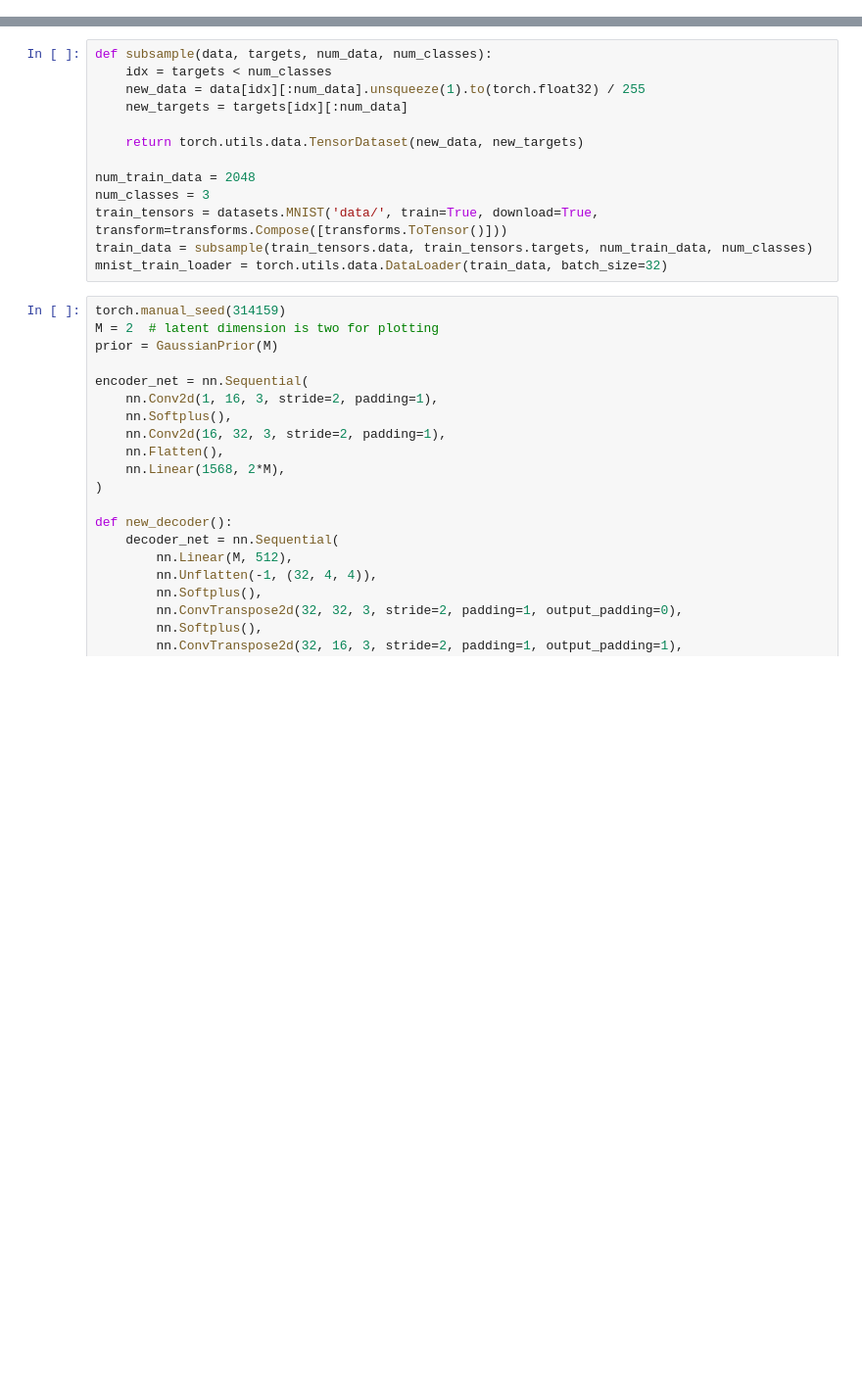
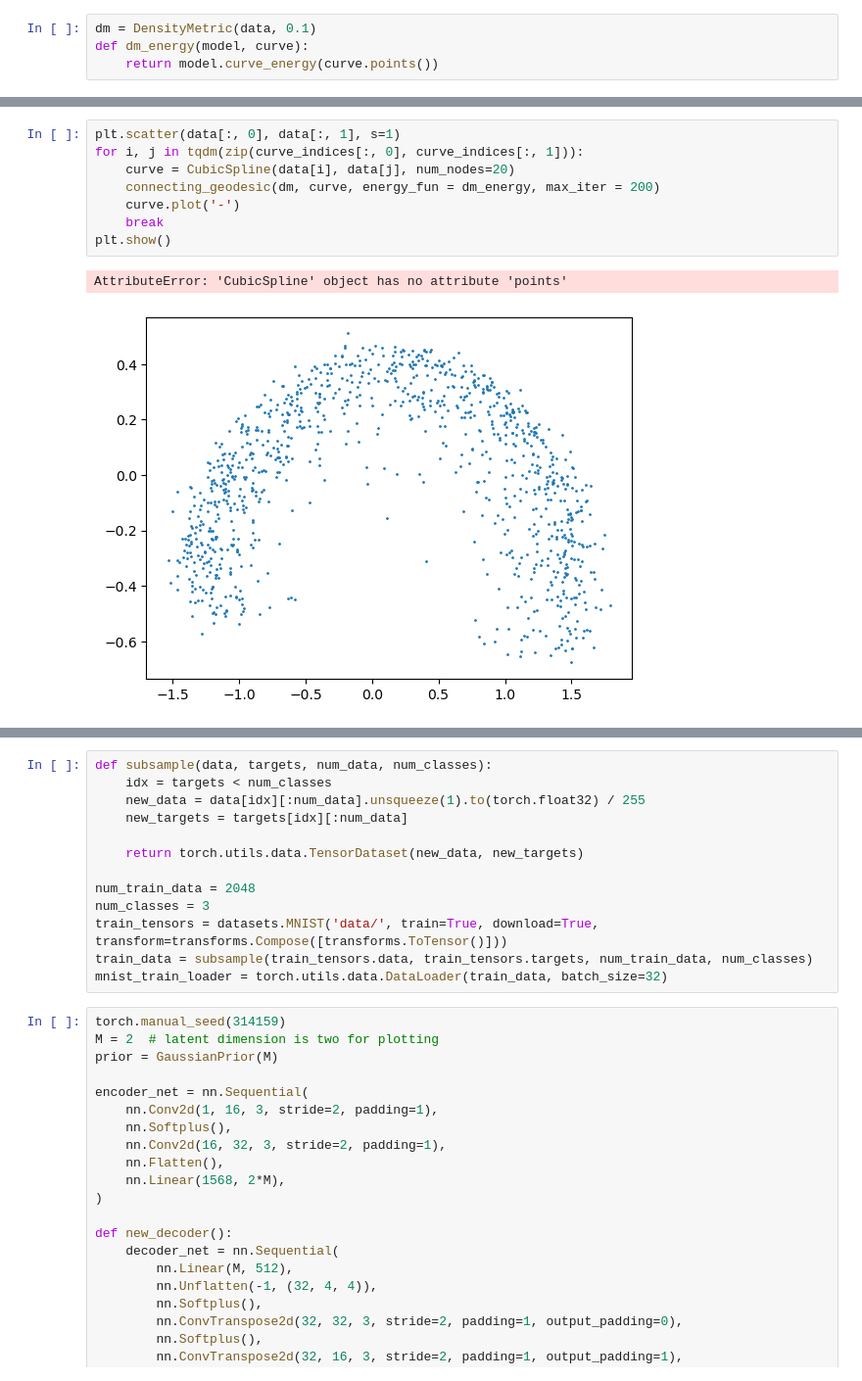
Before and after one commit to fablos/geo_latte, a Jupyter notebook: icra/my_tutorial.ipynb, the cells around one changed output, grey strips where cells are left out. Shown at 98% size. Saved outputs shown, nothing was run; the diff lists cells and outputs as text; blank space fills up the shorter version.

```diff
--- a/icra/my_tutorial.ipynb
+++ b/icra/my_tutorial.ipynb
@@ -75,0 +25,4 @@ class VAE(nn.Module):
+# %%
+dm = DensityMetric(data, 0.1)
+def dm_energy(model, curve):
+    return model.curve_energy(curve.points())
@@ -75,0 +45,11 @@ class VAE(nn.Module):
+# %%
+plt.scatter(data[:, 0], data[:, 1], s=1)
+for i, j in tqdm(zip(curve_indices[:, 0], curve_indices[:, 1])):
+    curve = CubicSpline(data[i], data[j], num_nodes=20)
+    connecting_geodesic(dm, curve, energy_fun = dm_energy, max_iter = 200)
+    curve.plot('-')
+    break
+plt.show()
+# %% [output]
+AttributeError: 'CubicSpline' object has no attribute 'points'
+[figure, added]
```
Also changed, not shown: parts of 9 cells of this notebook, 6 other files.
